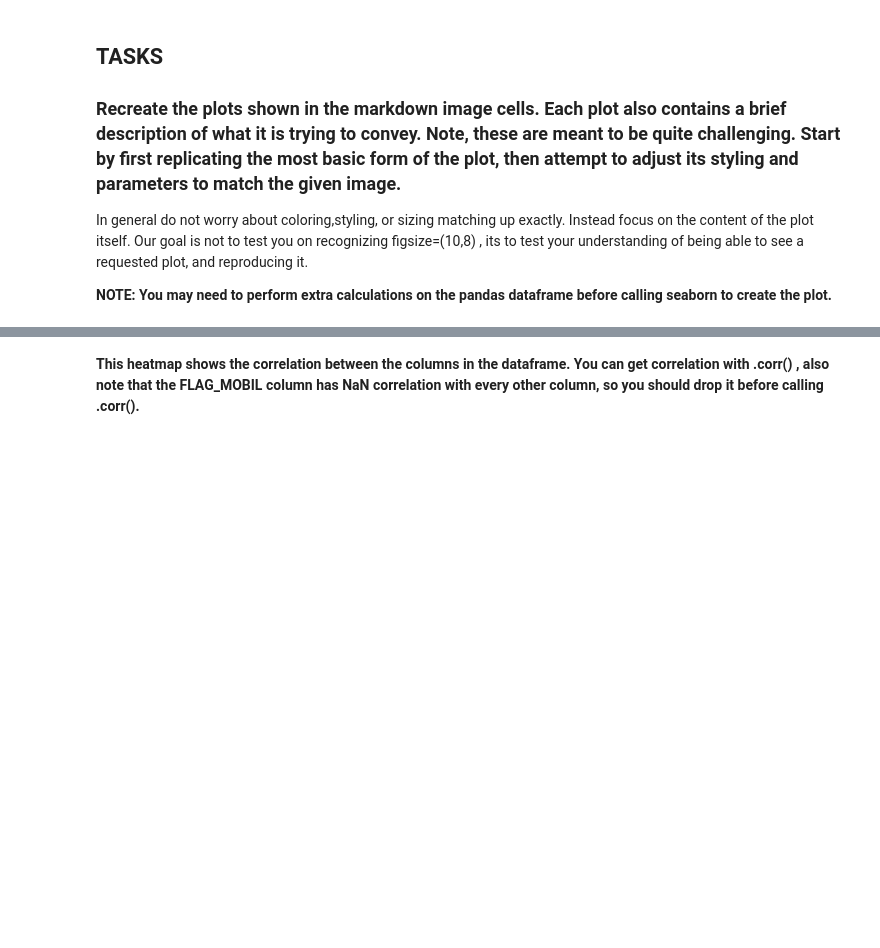
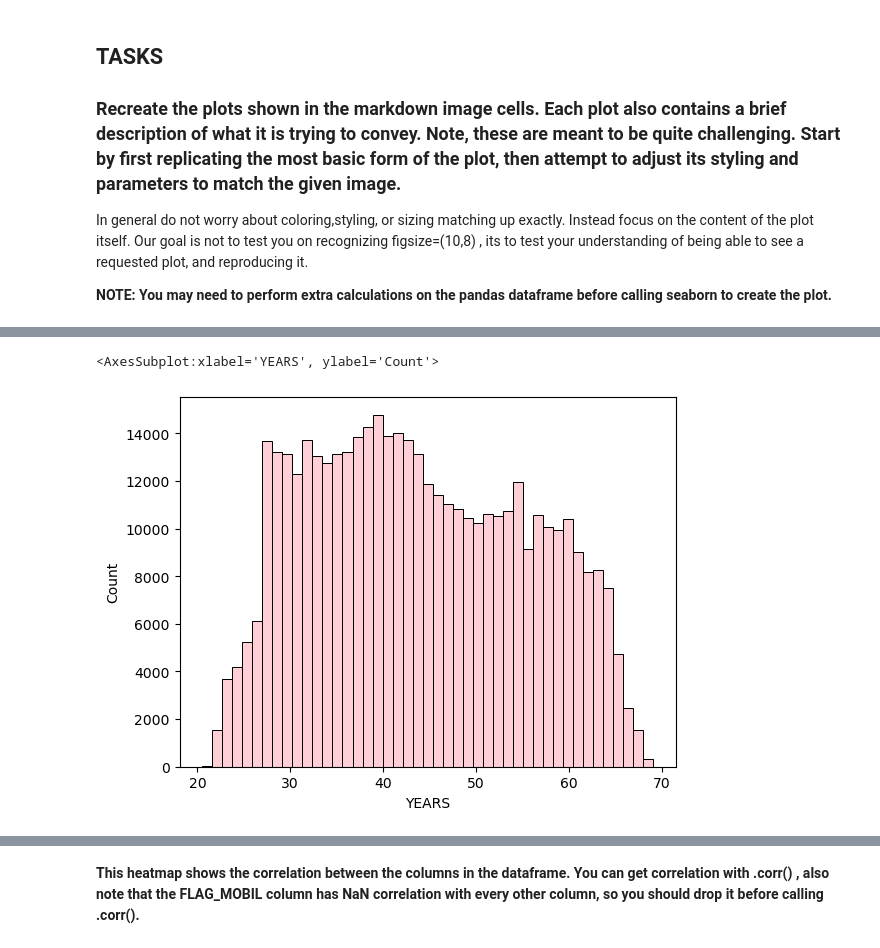
Before and after one commit to bushkhan/ML-DS-PRACTICE, a Jupyter notebook: seaborn/07-Seaborn-Exercise.ipynb, the cells around one changed output, grey strips where cells are left out. Saved outputs shown, nothing was run; the diff lists cells and outputs as text; code cells hidden in the pictures; blank space fills up the shorter version.

```diff
--- a/seaborn/07-Seaborn-Exercise.ipynb
+++ b/seaborn/07-Seaborn-Exercise.ipynb
@@ -203,0 +215,2 @@ In general do not worry about coloring,styling, or sizing matching up exactly. I
+# %%
+df['YEARS'] = -1 * df['DAYS_BIRTH'] / 365
@@ -203,0 +232,5 @@ In general do not worry about coloring,styling, or sizing matching up exactly. I
+# %%
+sns.histplot(x='YEARS',data=df,bins=45,color='pink')
+# %% [output]
+<AxesSubplot:xlabel='YEARS', ylabel='Count'>
+[figure, added]
```
Also changed, not shown: parts of 18 cells of this notebook, 5 other files.
